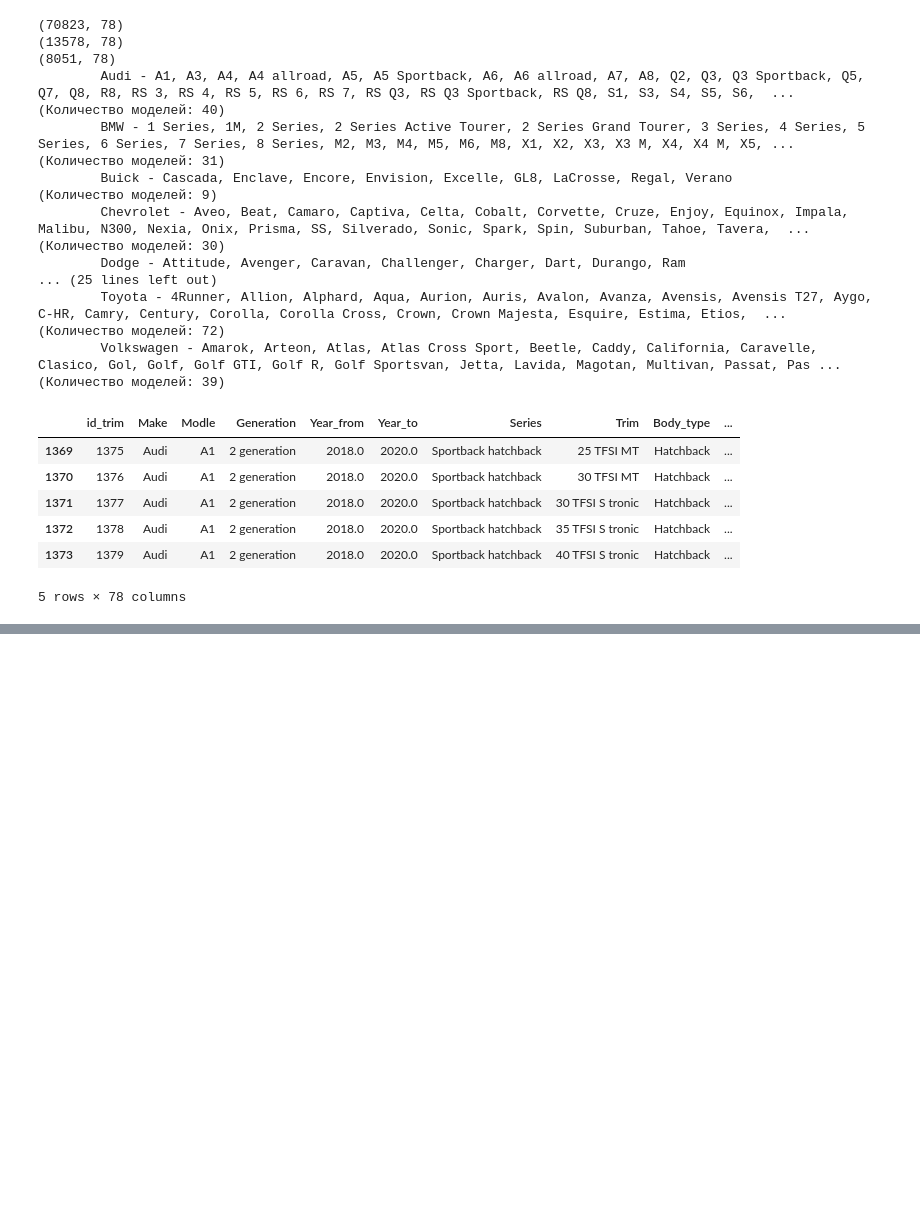
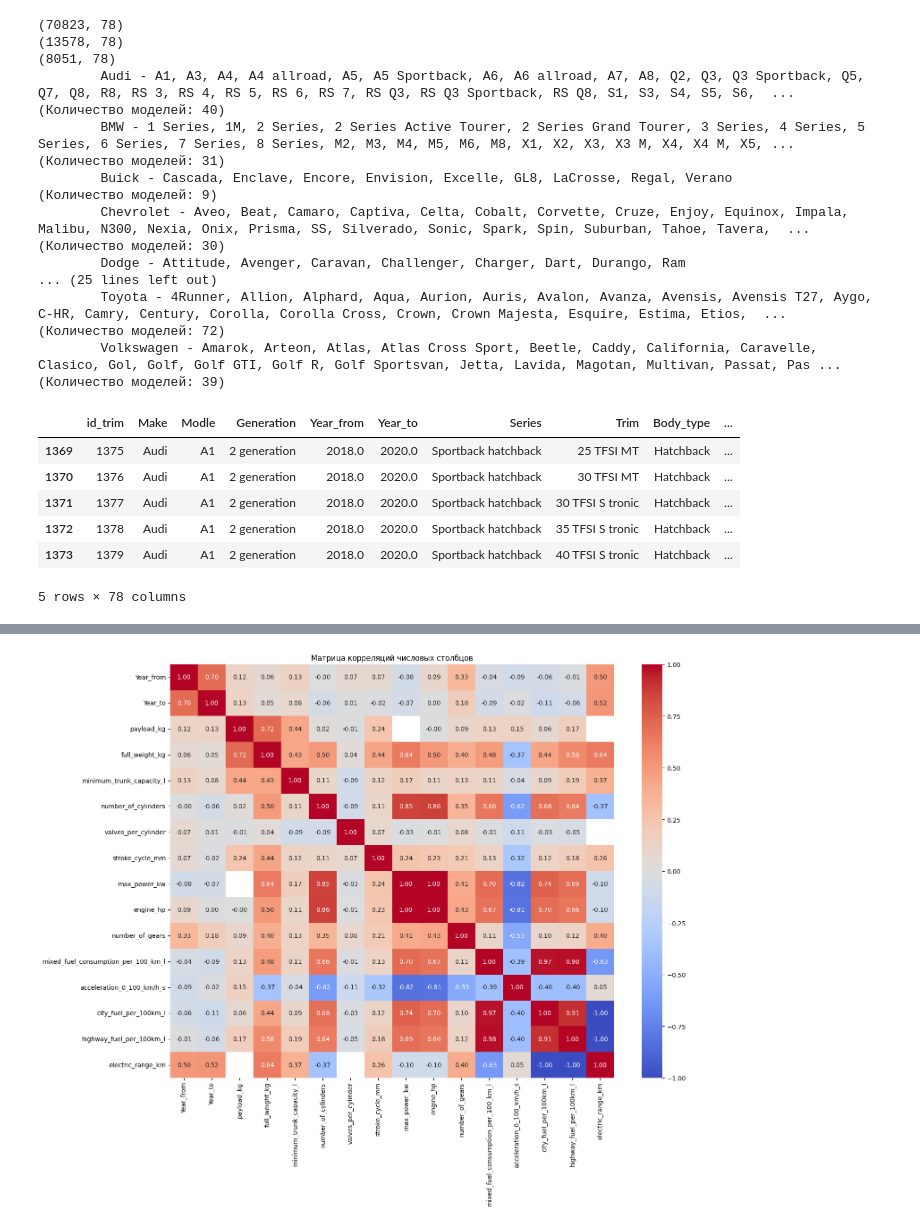
Before and after one commit to Giro216/AI_CAR_ASSISTANT, a Jupyter notebook: app/Service_Recommendation_LLM/cars1945_2020_analyst.ipynb, the cells around one changed output, grey strips where cells are left out. Drawn from its saved outputs; the diff is of its cells as text; code cells hidden in the pictures; blank space fills up the shorter version.

```diff
--- a/app/Service_Recommendation_LLM/cars1945_2020_analyst.ipynb
+++ b/app/Service_Recommendation_LLM/cars1945_2020_analyst.ipynb
@@ -259,0 +515,17 @@ print_rows_columns_as_array(filterByRating, 'Make', 'Modle', 'Series', 'Trim', c
+# %%
+def fill_body_type_from_series(row):
+    if pd.isna(row['Body_type']):
+        series_value = str(row['Series']).lower()
+        standard_body_types = [
+            'hatchback', 'sedan', 'crossover', 'wagon', 'minivan', 'coupe', 'suv',
+            'cabriolet', 'liftback', 'pickup', 'roadster', 'targa', 'limousine', 'van'
+        ]
+        for body_type in standard_body_types:
+            if body_type in series_value:
+                return body_type
+    return row['Body_type']
+
+df['Body_type'] = df.apply(fill_body_type_from_series, axis=1)
+
+print(f"Кол-во нулевых значений в 'Body_type' после заполнения: {df['Body_type'].isna().sum()}")
+print(df['Body_type'].value_counts())
@@ -259,0 +618,15 @@ print_rows_columns_as_array(filterByRating, 'Make', 'Modle', 'Series', 'Trim', c
+# %%
+extracted_data = df['Trim'].apply(use_patterns)
+extracted_df = extracted_data.apply(pd.Series)
+
+# Fill missing 'transmission' values from extracted data
+df['transmission'] = df['transmission'].fillna(extracted_df['transmission'])
+
+# Fill missing 'engine_type' values (using 'fuel' from extracted data)
+df['engine_type'] = df['engine_type'].fillna(extracted_df['fuel'])
+
+print("После заполнения из 'Trim':")
+print(f"Кол-во нулевых значений в 'transmission': {df['transmission'].isna().sum()}")
+print(df['transmission'].value_counts())
+print(f"Кол-во нулевых значений в 'engine_type': {df['engine_type'].isna().sum()}")
+print(df['engine_type'].value_counts())
@@ -259,0 +651,11 @@ print_rows_columns_as_array(filterByRating, 'Make', 'Modle', 'Series', 'Trim', c
+# %%
+numeric_df = df.select_dtypes(include=['number'])
+
+correlation_matrix = numeric_df.corr()
+
+plt.figure(figsize=(16, 12))
+sns.heatmap(correlation_matrix, annot=True, cmap='coolwarm', fmt=".2f")
+plt.title('Матрица корреляций числовых столбцов')
+plt.show()
+# %% [output]
+[figure, added]
```
Also changed, not shown: parts of 73 cells of this notebook, 2 other files.
